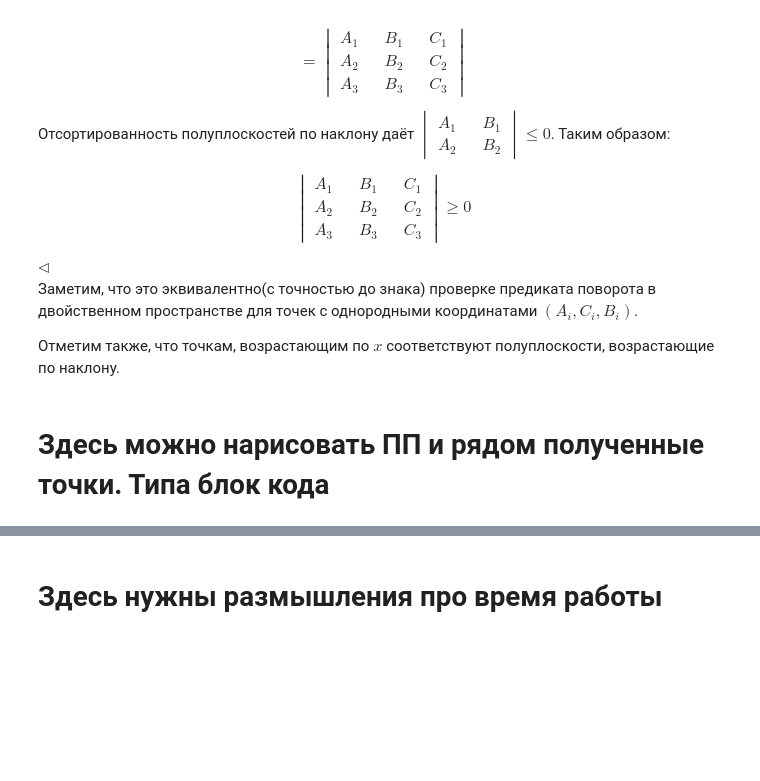
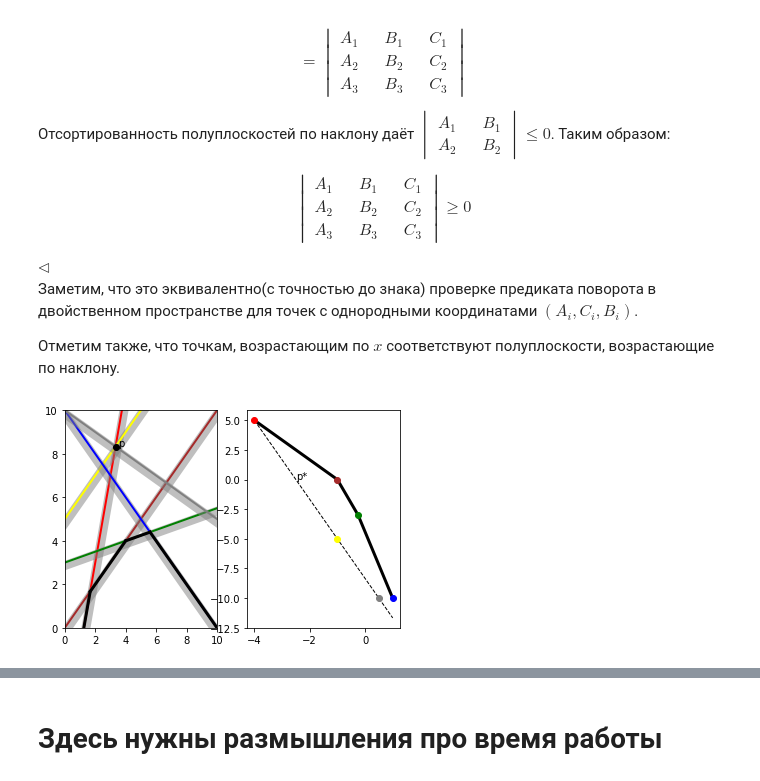
Before and after one commit to iKefir/cg, a Jupyter notebook: 21_half_plane_intersect/find_half_plane_intersection.ipynb, the cells around one changed output, grey strips where cells are left out. Drawn from its saved outputs; the diff is of its cells as text; code cells hidden in the pictures; blank space fills up the shorter version.

```diff
--- a/21_half_plane_intersect/find_half_plane_intersection.ipynb
+++ b/21_half_plane_intersect/find_half_plane_intersection.ipynb
@@ -306,5 +311,12 @@ $\triangleleft$
 Заметим, что это эквивалентно(с точностью до знака) проверке предиката поворота в двойственном пространстве для точек с однородными координатами $(A_i, C_i, B_i)$.
 
 Отметим также, что точкам, возрастающим по $x$ соответствуют полуплоскости, возрастающие по наклону.
-# %% [markdown]
-# Здесь можно нарисовать ПП и рядом полученные точки. Типа блок кода
+# %%
+# %matplotlib tk
+
+# Иллюстрация дуального преобразования
+from visualisation import draw_dual_transform
+
+draw_dual_transform()
+# %% [output]
+[figure, added]
```
Also changed, not shown: parts of 16 cells of this notebook, 2 other files.
